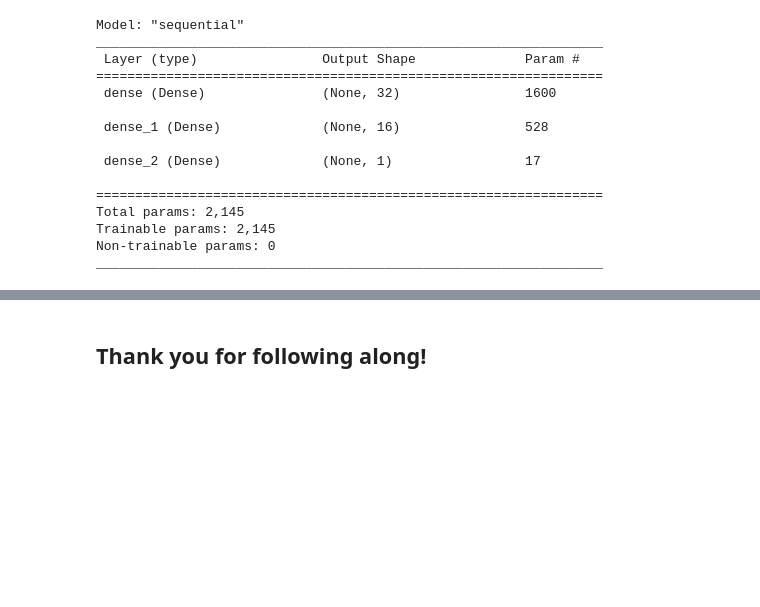
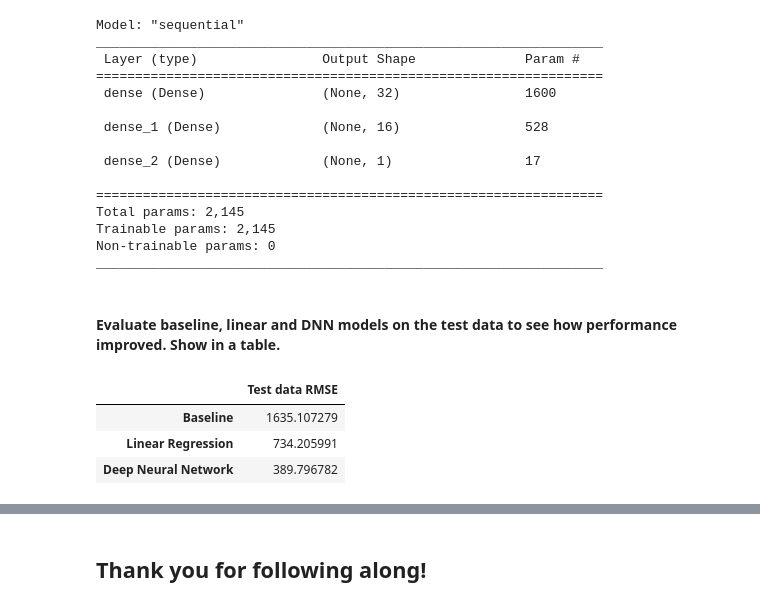
Before and after one commit to c-mcst/solar_power_prediction, a Jupyter notebook: solar_power_prediction.ipynb, the cells around one changed output, grey strips where cells are left out. Drawn from its saved outputs; the diff is of its cells as text; code cells hidden in the pictures; blank space fills up the shorter version.

Commit message:
evaluation table

```diff
--- a/solar_power_prediction.ipynb
+++ b/solar_power_prediction.ipynb
@@ -497,5 +477,33 @@ Total params: 2,145
 Trainable params: 2,145
 Non-trainable params: 0
 _________________________________________________________________
+# %% [markdown]
+#### Evaluate baseline, linear and DNN models on the test data to see how performance improved. Show in a table.
+# %%
+losses = {}
+# evaluate the baseline "model" on the test data
+losses['Baseline'] = [rmse(baseline_test, sun_test_labels)]
+
+# evaluate the linear model on the test data
+losses['Linear Regression'] = [np.sqrt(linreg_model.evaluate(
+    sun_test_features_norm,
+    sun_test_labels,
+    verbose=0))]
+
+# evaluate the DNN model on the test data
+losses['Deep Neural Network'] = [np.sqrt(dnn_model.evaluate(
+    sun_test_features_norm,
+    sun_test_labels,
+    verbose=0))]
+
+loss_df = pd.DataFrame(losses).T
+loss_df.index.rename('Model')
+loss_df.columns = ['Test data RMSE']
+display(loss_df)
+# %% [output]
+|  | Test data RMSE |
+| Baseline | 1635.107279 |
+| Linear Regression | 734.205991 |
+| Deep Neural Network | 389.796782 |
 # %% [markdown]
 ### The DNN model is a _significant_ improvement over the linear regression model. Recap:
```
Also changed, not shown: parts of 7 cells of this notebook.
